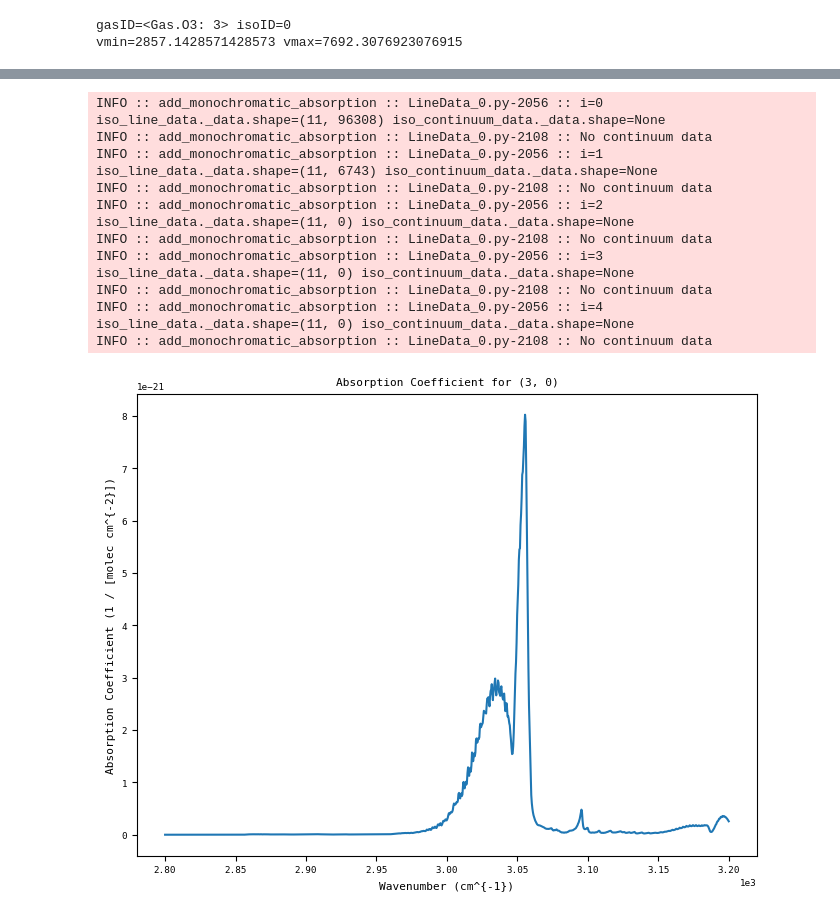
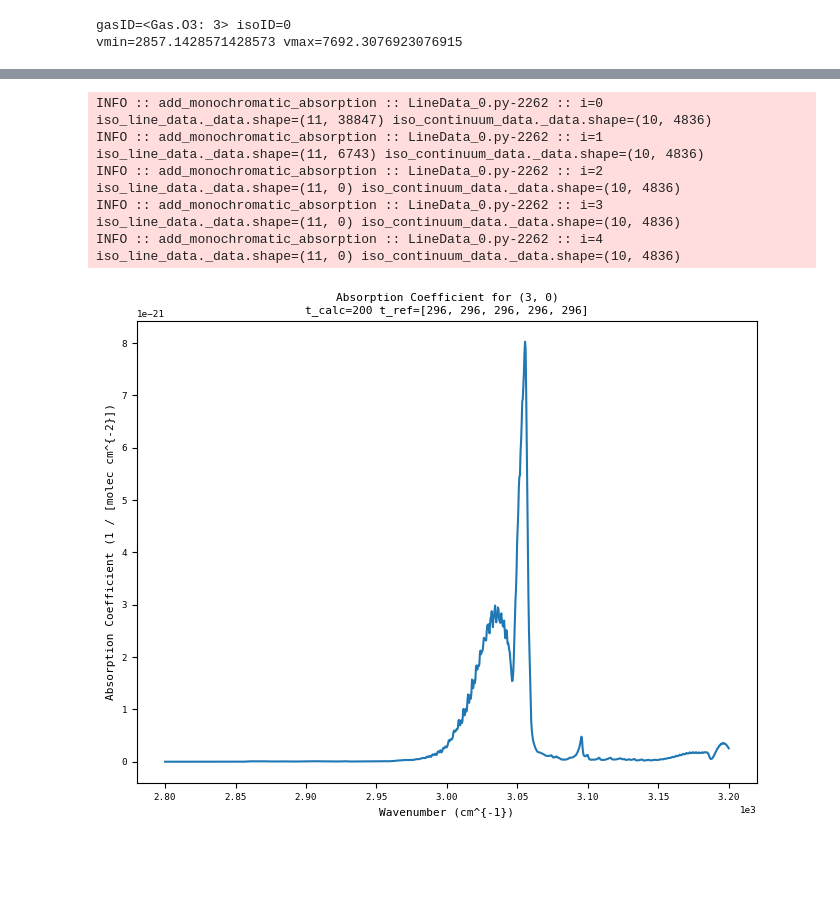
Before and after one commit to juanaldayparejo/archnemesis-dist, a Jupyter notebook: docs/examples/linedata/ex_01_ans_hdf5_file_example.ipynb, the cells around one changed output, grey strips where cells are left out. Cells and saved outputs as stored; diff of their text form; code cells hidden in the pictures; blank space fills up the shorter version.

```diff
--- a/docs/examples/linedata/ex_01_ans_hdf5_file_example.ipynb
+++ b/docs/examples/linedata/ex_01_ans_hdf5_file_example.ipynb
@@ -44,7 +44,9 @@ line_data = ans.LineData_0(
 # Set parameters for the line data we want to use
 line_data.set_params(
 	vmin = vmin,
-	vmax = vmax
+	vmax = vmax,
+	s_min = 1E-25,
+	#t_req = 296,
 )
 
 # Loading the partition function data
@@ -104,25 +121,22 @@ line_data.combined_line_data.NU.shape=(103051,)
 # %%
 # Define a set of wavelengts to calculate absorption coefficient at and then plot them #
 
+t_calc = 200 # Kelvin
+
 waves = np.linspace(2800, 3200, 1000)
-k_abs = line_data.calculate_monochromatic_absorption(waves, 200, 1, combined_output=True)
+k_abs = line_data.calculate_monochromatic_absorption(waves, t_calc=t_calc, p_calc=1, combined_output=True, use_cache=True)
 
 plt.plot(waves, k_abs)
-plt.title(f'Absorption Coefficient for ({line_data.ID}, {line_data.ISO})')
+plt.title(f'Absorption Coefficient for ({line_data.ID}, {line_data.ISO})\n{t_calc=} t_ref={[int(x.t_ref) for x in line_data.line_data]}')
 plt.xlabel('Wavenumber (cm^{-1})')
 plt.ylabel('Absorption Coefficient (1 / [molec cm^{-2}])')
 plt.show()
 # %% [output]
-INFO :: add_monochromatic_absorption :: LineData_0.py-2056 :: i=0 iso_line_data._data.shape=(11, 96308) iso_continuum_data._data.shape=None
-INFO :: add_monochromatic_absorption :: LineData_0.py-2108 :: No continuum data
-INFO :: add_monochromatic_absorption :: LineData_0.py-2056 :: i=1 iso_line_data._data.shape=(11, 6743) iso_continuum_data._data.shape=None
-INFO :: add_monochromatic_absorption :: LineData_0.py-2108 :: No continuum data
-INFO :: add_monochromatic_absorption :: LineData_0.py-2056 :: i=2 iso_line_data._data.shape=(11, 0) iso_continuum_data._data.shape=None
-INFO :: add_monochromatic_absorption :: LineData_0.py-2108 :: No continuum data
-INFO :: add_monochromatic_absorption :: LineData_0.py-2056 :: i=3 iso_line_data._data.shape=(11, 0) iso_continuum_data._data.shape=None
-INFO :: add_monochromatic_absorption :: LineData_0.py-2108 :: No continuum data
-INFO :: add_monochromatic_absorption :: LineData_0.py-2056 :: i=4 iso_line_data._data.shape=(11, 0) iso_continuum_data._data.shape=None
-INFO :: add_monochromatic_absorption :: LineData_0.py-2108 :: No continuum data
+INFO :: add_monochromatic_absorption :: LineData_0.py-2262 :: i=0 iso_line_data._data.shape=(11, 38847) iso_continuum_data._data.shape=(10, 4836)
+INFO :: add_monochromatic_absorption :: LineData_0.py-2262 :: i=1 iso_line_data._data.shape=(11, 6743) iso_continuum_data._data.shape=(10, 4836)
+INFO :: add_monochromatic_absorption :: LineData_0.py-2262 :: i=2 iso_line_data._data.shape=(11, 0) iso_continuum_data._data.shape=(10, 4836)
+INFO :: add_monochromatic_absorption :: LineData_0.py-2262 :: i=3 iso_line_data._data.shape=(11, 0) iso_continuum_data._data.shape=(10, 4836)
+INFO :: add_monochromatic_absorption :: LineData_0.py-2262 :: i=4 iso_line_data._data.shape=(11, 0) iso_continuum_data._data.shape=(10, 4836)
-[figure, old version]
+[figure, new version]
 # %%
 # Create example plot #
```
Also changed, not shown: parts of 3 cells of this notebook, 12 other files.
